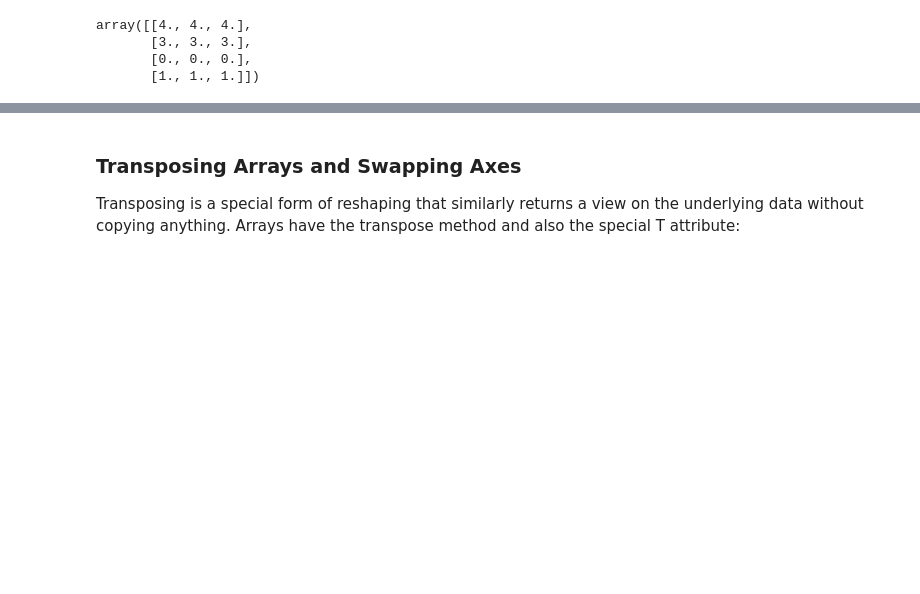
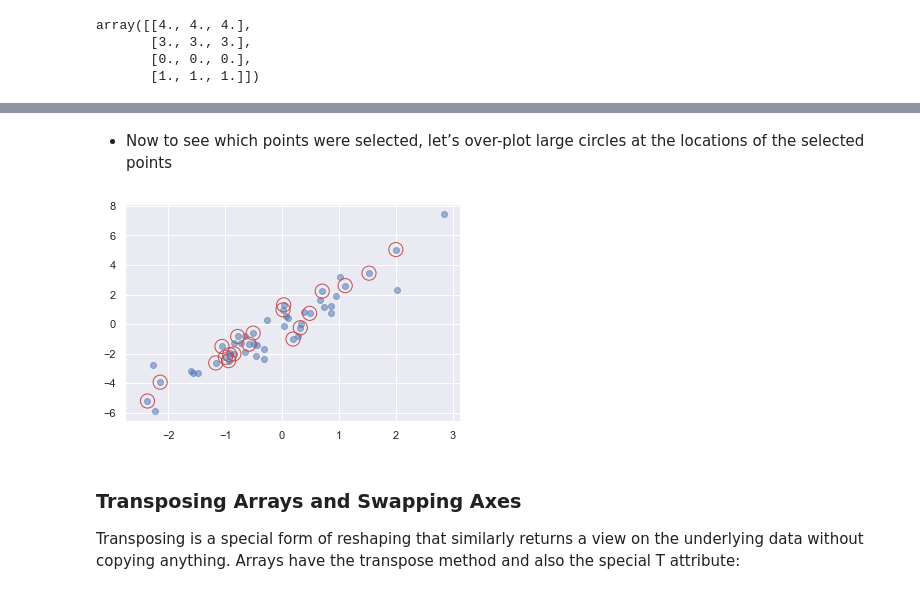
Before and after one commit to kurtsenol/phyton_practices, a Jupyter notebook: Numpy.ipynb, the cells around one changed output, grey strips where cells are left out. Drawn from its saved outputs; the diff is of its cells as text; code cells hidden in the pictures; blank space fills up the shorter version.

```diff
--- a/Numpy.ipynb
+++ b/Numpy.ipynb
@@ -536,0 +636,3 @@ array([[4., 4., 4.],
+# %%
+selection = X[indices] # fancy indexing here
+selection
@@ -537,3 +660,14 @@ array([[4., 4., 4.],
+# %% [markdown]
+* Now to see which points were selected, let’s over-plot large circles at the locations of
+the selected points
+# %%
+%matplotlib inline
+plt.scatter(X[:, 0], X[:, 1], alpha=0.5)
+plt.scatter(selection[:, 0], selection[:, 1],
+            facecolors='none', edgecolors='r', s=200);
+plt.show()
+# %% [output]
+[figure, added]
 # %% [markdown]
 ### Transposing Arrays and Swapping Axes
 Transposing is a special form of reshaping that similarly returns a view on the
```
Also changed, not shown: parts of 52 cells of this notebook.
